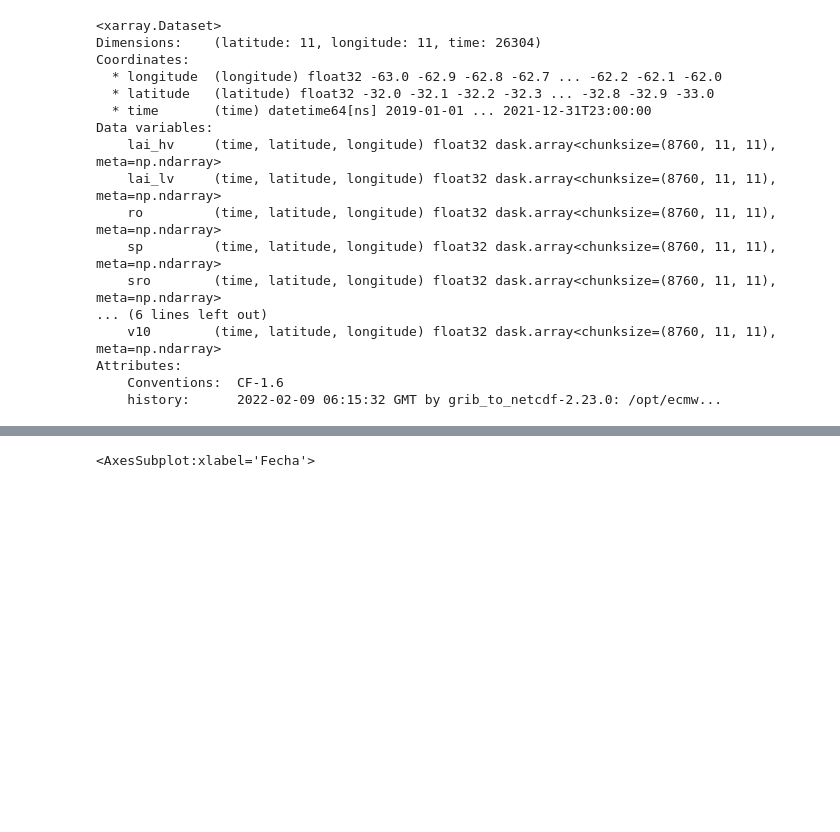
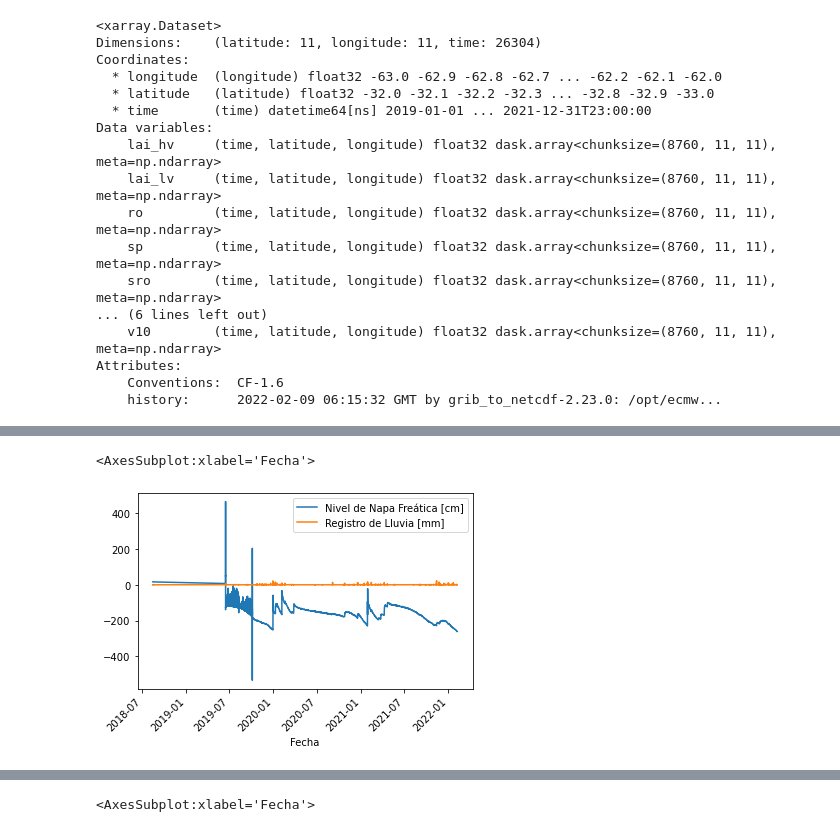
Before and after one commit to JulianGiles/flash_flood_ML, a Jupyter notebook: data_selection_and_comparison.ipynb, the cells around one changed output, grey strips where cells are left out. Drawn from its saved outputs; the diff is of its cells as text; code cells hidden in the pictures; blank space fills up the shorter version.

```diff
--- a/data_selection_and_comparison.ipynb
+++ b/data_selection_and_comparison.ipynb
@@ -64,0 +83,22 @@ Attributes:
+# %%
+datos = dict()
+files_list = os.listdir(obs_path)
+for nombre in ubicaciones['nombre']:
+    for file in files_list:
+        if re.search("".join(nombre.split(' ')), file, flags=re.IGNORECASE):
+            datos[nombre] = pd.read_csv(obs_path+file, sep=';',low_memory=False, skip_blank_lines=True).dropna(how='all')
+
+            if 'Fecha' in datos[nombre].columns:
+                datos[nombre] = pd.read_csv(obs_path+file, sep=';', skip_blank_lines=True, parse_dates=['Fecha'], dayfirst=True).dropna(how='all')
+
+            elif 'Fecha y Hora' in datos[nombre].columns:
+                datos[nombre] = pd.read_csv(obs_path+file, sep=';', skip_blank_lines=True, parse_dates=['Fecha y Hora'], dayfirst=True).dropna(how='all')
+
+            else:
+                datos[nombre] = pd.read_csv(obs_path+file, sep=';', skip_blank_lines=True, header=1).dropna(how='all')
+
+                if 'Fecha' in datos[nombre].columns:
+                    datos[nombre] = pd.read_csv(obs_path+file, sep=';', skip_blank_lines=True, header=1, parse_dates=['Fecha'], dayfirst=True).dropna(how='all')
+
+                elif 'Fecha y Hora' in datos[nombre].columns:
+                    datos[nombre] = pd.read_csv(obs_path+file, sep=';', skip_blank_lines=True, header=1, parse_dates=['Fecha y Hora'], dayfirst=True).dropna(how='all')
@@ -64,0 +157,5 @@ Attributes:
+# %%
+datos['Justiniano Posse'].plot(x='Fecha',  y=['Nivel de Napa Freática [cm]', 'Registro de Lluvia [mm]'], rot=45)
+# %% [output]
+<AxesSubplot:xlabel='Fecha'>
+[figure, added]
```
Also changed, not shown: parts of 50 cells of this notebook, 1 other file.
